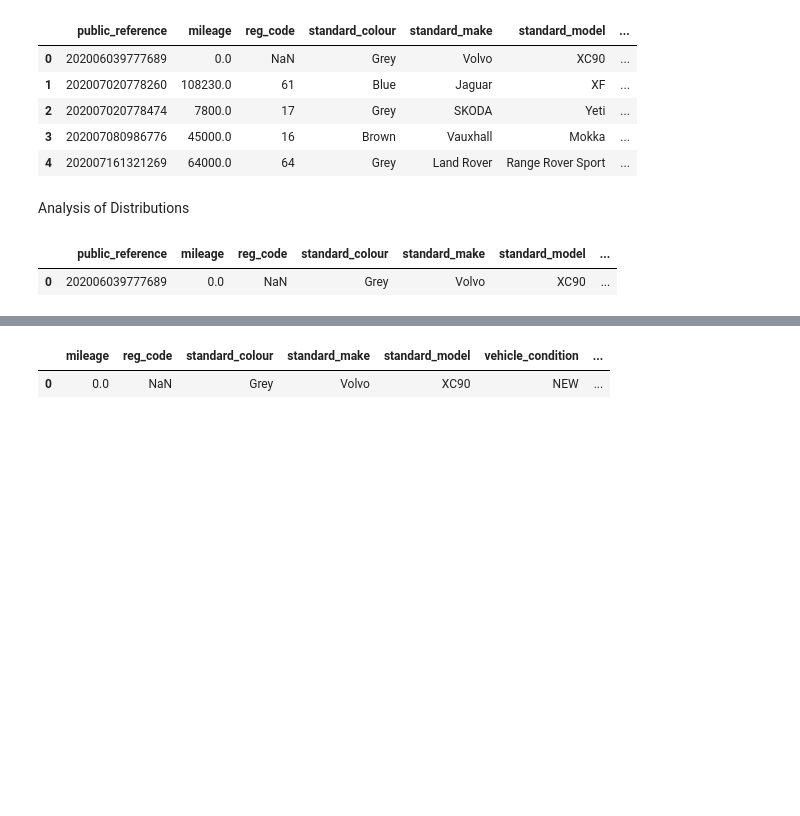
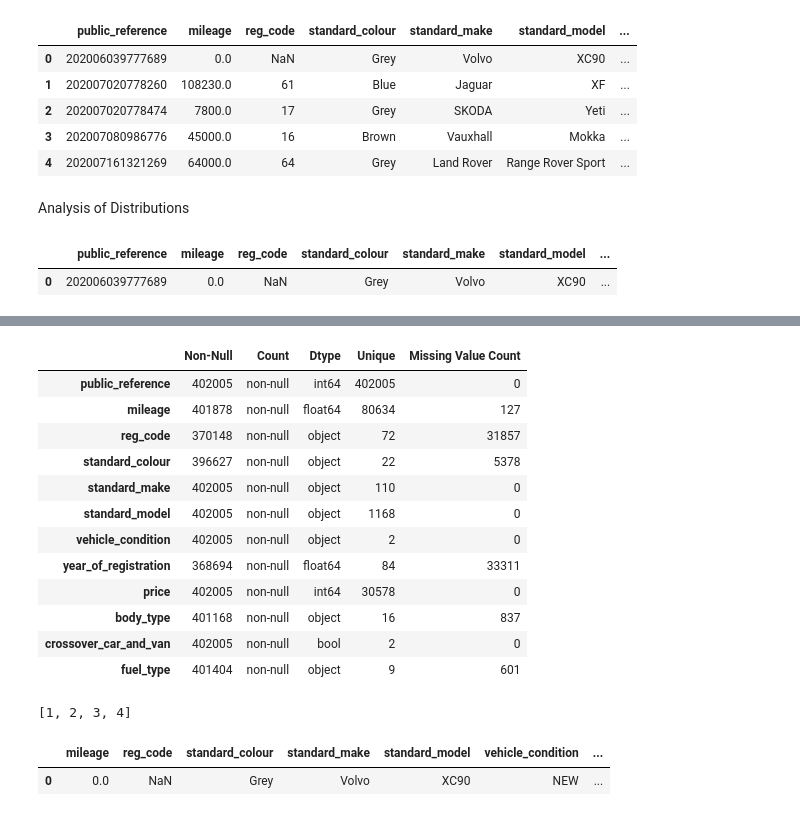
Before and after one commit to kessingtonosazee/GCP_Project_1, a Jupyter notebook: assessment_rrr.ipynb, the cells around one changed output, grey strips where cells are left out. Cells and saved outputs as stored; diff of their text form; code cells hidden in the pictures; blank space fills up the shorter version.

```diff
--- a/assessment_rrr.ipynb
+++ b/assessment_rrr.ipynb
@@ -145,0 +189,4 @@ memory usage: 31.1+ MB
+# %%
+# Check for missing values
+missing_value_counts_df = pd.DataFrame(df1.isnull().sum(), columns=['Missing Value Count'])
+missing_value_counts_df
@@ -145,0 +207,3 @@ memory usage: 31.1+ MB
+# %%
+unique_counts_df = pd.DataFrame(df1.nunique(), columns=['Unique'])
+unique_counts_df
@@ -146,2 +235,42 @@ memory usage: 31.1+ MB
+# %%
+import io
+buf = io.StringIO()
+df1.info(buf=buf)
+a = buf.getvalue()
+lines = [line.split() for line in a.splitlines()[3:-2]]
+df_inf = pd.DataFrame(lines).drop(columns = 0)
+df_inf = df_inf.drop(1)
+
+# to set the header from the first row:
+# Set the first row as the header
+df_inf.columns = df_inf.iloc[0]
+# Drop row 0
+df_inf = df_inf.drop(0)
+
+df_inf = df_inf.set_index('Column')
+
+# Concatenate along the rows (axis=0)
+result = pd.concat([df_inf, unique_counts_df, missing_value_counts_df], axis =1, ignore_index=False)
+
+result
+# %% [output]
+|  | Non-Null | Count | Dtype | Unique | Missing Value Count |
+| public_reference | 402005 | non-null | int64 | 402005 | 0 |
+| mileage | 401878 | non-null | float64 | 80634 | 127 |
+| reg_code | 370148 | non-null | object | 72 | 31857 |
+| standard_colour | 396627 | non-null | object | 22 | 5378 |
+| standard_make | 402005 | non-null | object | 110 | 0 |
+| standard_model | 402005 | non-null | object | 1168 | 0 |
+| vehicle_condition | 402005 | non-null | object | 2 | 0 |
+| year_of_registration | 368694 | non-null | float64 | 84 | 33311 |
+| price | 402005 | non-null | int64 | 30578 | 0 |
+| body_type | 401168 | non-null | object | 16 | 837 |
+| crossover_car_and_van | 402005 | non-null | bool | 2 | 0 |
+| fuel_type | 401404 | non-null | object | 9 | 601 |
+# %%
+columns_list = df_inf.columns.tolist()
+columns_list
+# %% [output]
+[1, 2, 3, 4]
 # %%
 # Delete features with high cardinality
```
Also changed, not shown: parts of 10 cells of this notebook.
